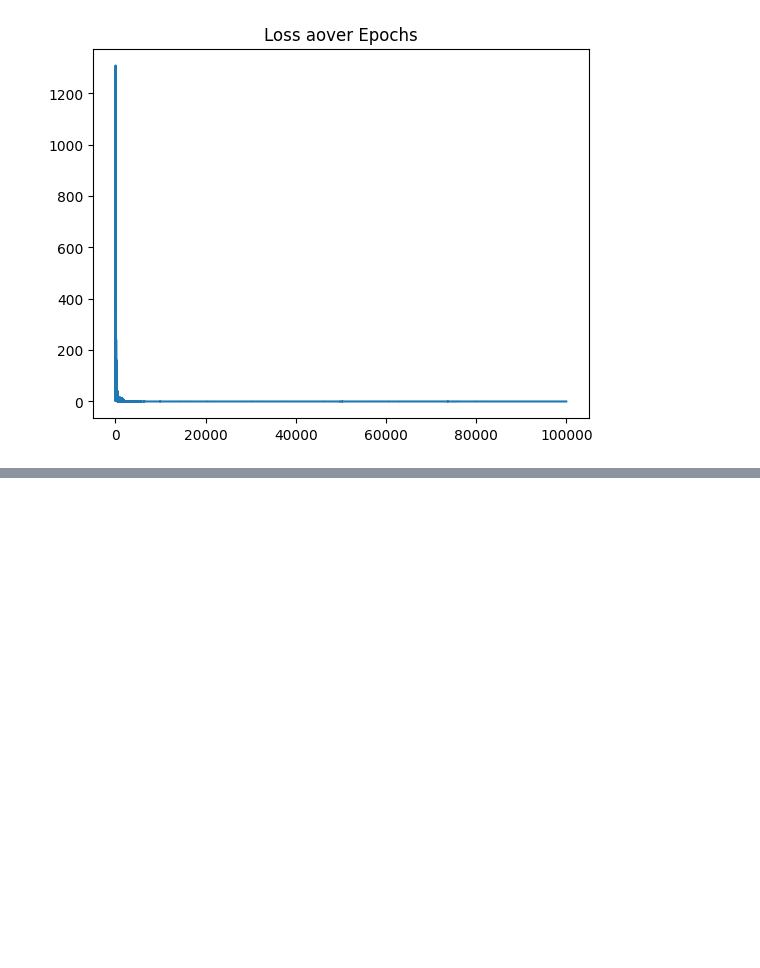
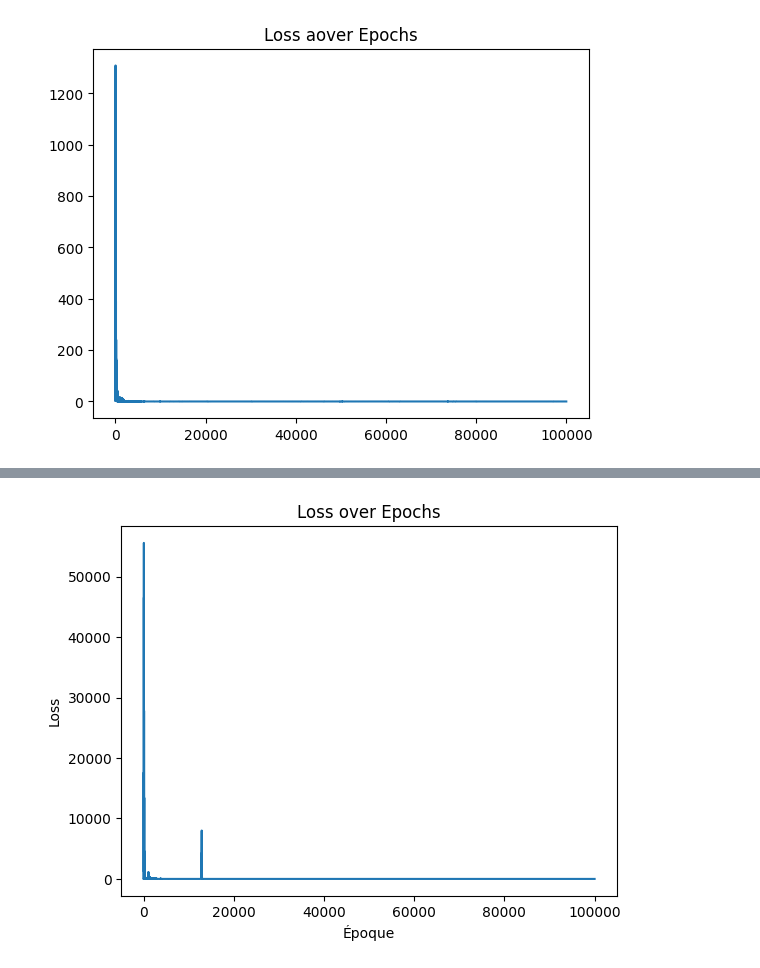
Before and after one commit to baptxste/projet_3A, a Jupyter notebook: train1.ipynb, the cells around one changed output, grey strips where cells are left out. Cells and saved outputs as stored; diff of their text form; code cells hidden in the pictures; blank space fills up the shorter version.

```diff
--- a/train1.ipynb
+++ b/train1.ipynb
@@ -472,0 +606,73 @@ plt.show()
+# %%
+
+
+encoder = torch.load("./models/BI/gru_enc.pth")
+encoder.eval()
+
+input_size = 10
+hidden_size = 32
+batch_size = 1
+seq_len = 10
+epochs = 100000
+learning_rate = 0.01
+
+
+tpdnencoder = TensorProductEncoder(
+    n_roles=seq_len,
+    n_fillers=input_size,
+    filler_dim=2*hidden_size,
+    role_dim=2*hidden_size,
+    hidden_size=2*hidden_size
+)
+
+
+def generate_data(batch_size, seq_len, input_size):
+    data = torch.randint(0, input_size, (batch_size, seq_len))  # Fillers (tokens)
+    roles = torch.arange(seq_len).unsqueeze(0).expand(batch_size, -1)  # Rôles (positions)
+    return data, roles
+
+
+criterion = nn.MSELoss()
+optimizer = optim.Adam(tpdnencoder.parameters(), lr=learning_rate)
+scheduler = optim.lr_scheduler.StepLR(optimizer, step_size=20000, gamma=0.5)
+
+
+tpdnencoder.train()
+
+losses = []
+
+for epoch in range(epochs):
+
+    data, roles = generate_data(batch_size, seq_len, input_size)
+    roles = torch.cat([roles, torch.flip(roles, dims=[1])], dim=1)  # Étendre les rôles
+    data = torch.cat([data, data], dim=1)
+
+
+    with torch.no_grad():
+        encoder_output = encoder(data).squeeze(0)
+    tpdn_output = tpdnencoder(data, roles)
+
+    # print( encoder_output.shape)
+    # print( tpdn_output.shape)
+
+    loss = criterion(tpdn_output, encoder_output.detach())
+    losses.append(loss.item())
+
+    optimizer.zero_grad()
+    loss.backward()
+    optimizer.step()
+    scheduler.step()
+
+
+    if epoch % 1000 == 0:
+        print(f"Époque {epoch}/{epochs} - Loss: {loss.item():.6f}")
+
+
+torch.save(tpdnencoder, "./models/BI/tpdn_gru.pth")
+
+plt.plot(losses)
+plt.title('Loss over Epochs')
+plt.xlabel('Époque')
+plt.ylabel('Loss')
+plt.show()
+# %% [output]
@@ -472,0 +696 @@ plt.show()
+[figure, added]
```
Also changed, not shown: parts of 11 cells of this notebook, 12 other files.
